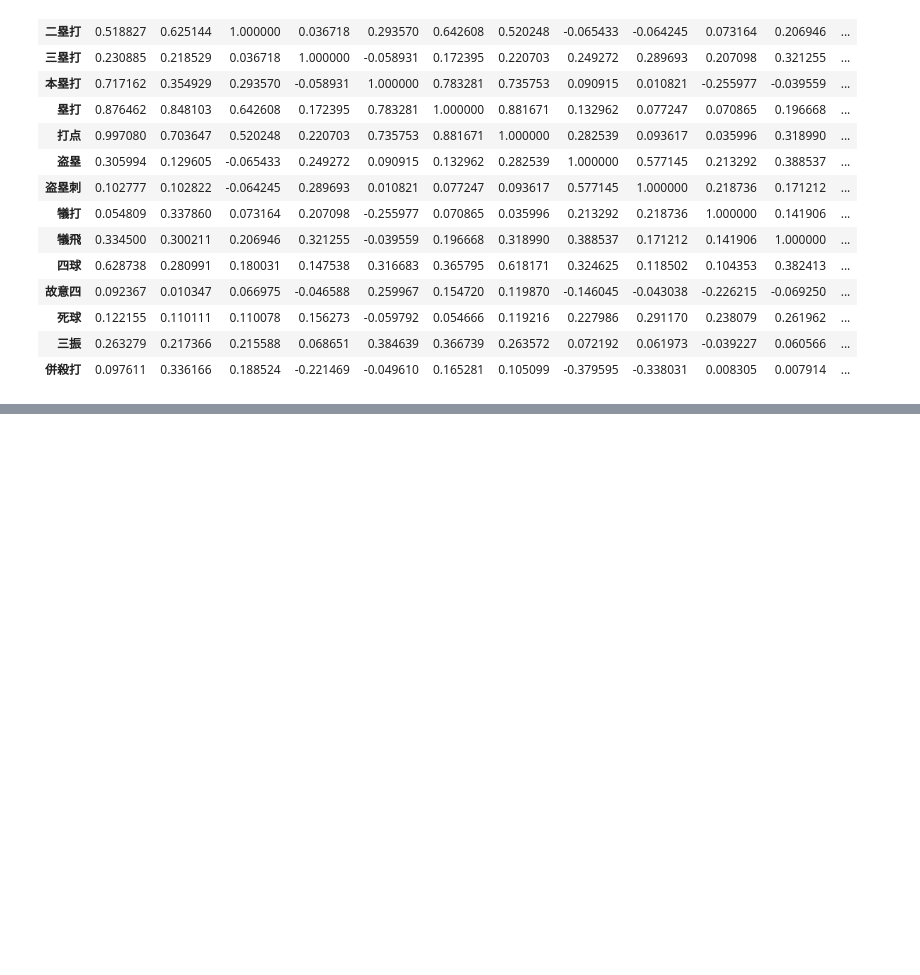
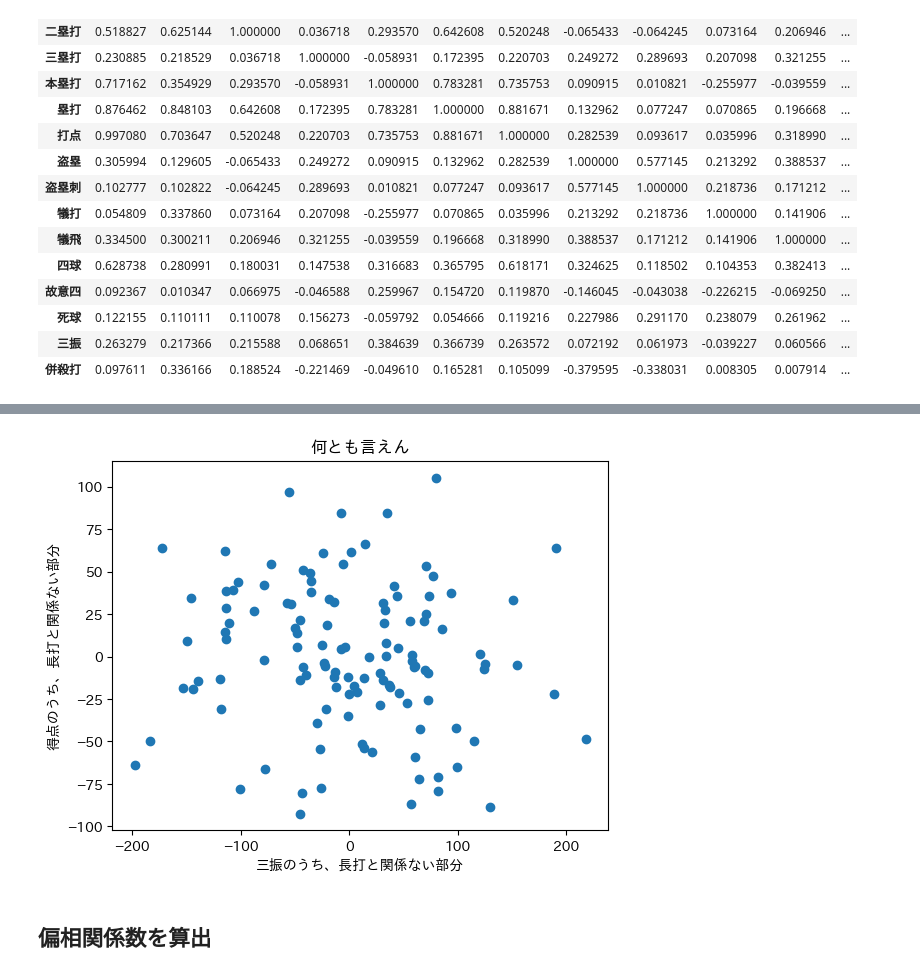
Before and after one commit to kinoco313/jupyterlab-docker, a Jupyter notebook: work/baseball/team_batting_analysis.ipynb, the cells around one changed output, grey strips where cells are left out. Cells and saved outputs as stored; diff of their text form; code cells hidden in the pictures; blank space fills up the shorter version.

```diff
--- a/work/baseball/team_batting_analysis.ipynb
+++ b/work/baseball/team_batting_analysis.ipynb
@@ -79,7 +74,0 @@ selected.corr()
-# %%
-x = df[['盗塁', '犠打']]
-Y = df[['併殺打']]
-X = sm.add_constant(x)
-
-fit_doubleplay = sm.OLS(Y, X)
-fit_doubleplay.fit().summary()
@@ -162,0 +161,12 @@ df_without_rate[['得点', '安打', '二塁打', '三塁打', '本塁打', '塁
+# %%
+struckout = df_without_rate['三振']
+score = df_without_rate['得点']
+slugging = df_without_rate['長打数']
+slugging = sm.add_constant(slugging)
+
+# モデル作成
+struckout_slugging = sm.OLS(struckout, slugging)
+struckout_result = struckout_slugging.fit()
+
+score_slugging = sm.OLS(score, slugging)
+score_result = score_slugging.fit()
@@ -162,0 +221,15 @@ df_without_rate[['得点', '安打', '二塁打', '三塁打', '本塁打', '塁
+# %%
+# 誤差項を取り出す
+res_struckout = struckout_result.resid
+res_score = score_result.resid
+
+# 散布図
+plt.scatter(res_struckout, res_score)
+plt.xlabel('三振のうち、長打と関係ない部分')
+plt.ylabel('得点のうち、長打と関係ない部分')
+plt.title('何とも言えん')
+plt.show()
+# %% [output]
+[figure, added]
+# %% [markdown]
+## 偏相関係数を算出
```
Also changed, not shown: parts of 11 cells of this notebook.
